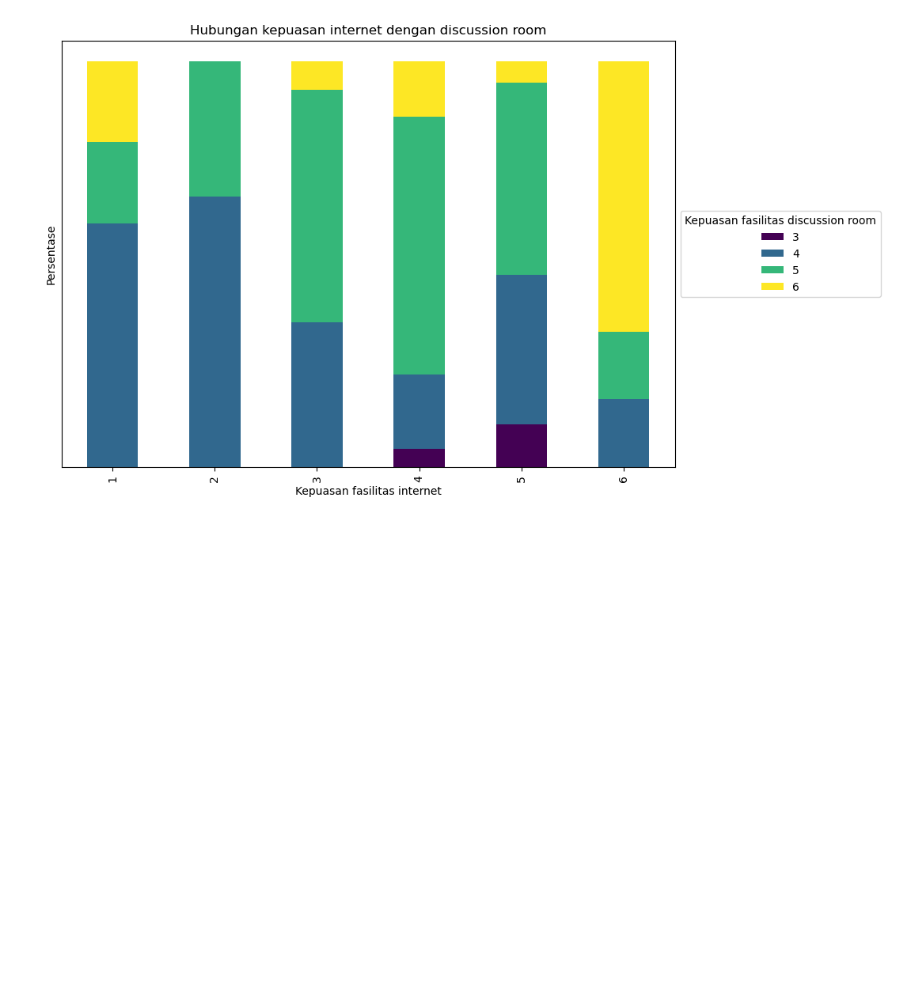
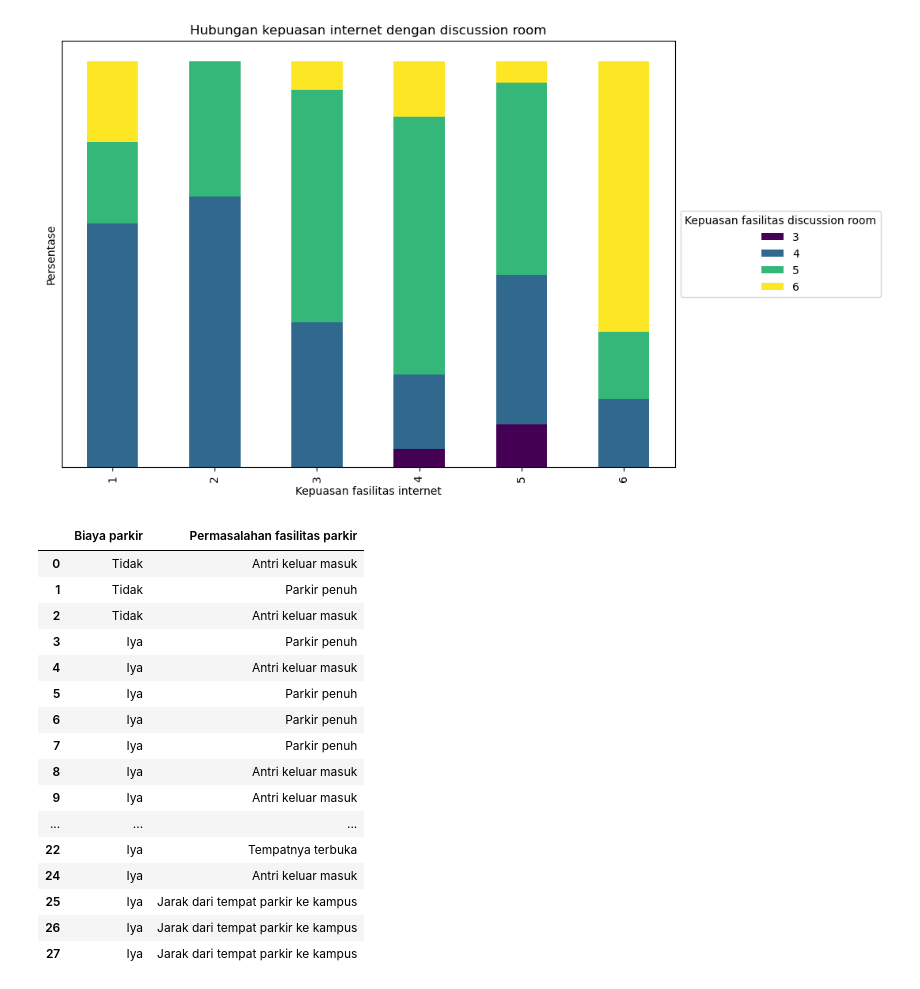
Before and after one commit to Nicohim87/SurveySamplingAOL, a Jupyter notebook: Visualization-3.ipynb, the cells around one changed output. Cells and saved outputs as stored; diff of their text form; code cells hidden in the pictures; blank space fills up the shorter version.

```diff
--- a/Visualization-3.ipynb
+++ b/Visualization-3.ipynb
@@ -152,3 +152,33 @@ plt.plot()
 # %% [output]
 []
 [figure]
+# %%
+mobil = df[df["Jenis transportasi yang digunakan"] == "Mobil pribadi"]
+
+
+parkir1 = mobil[['Biaya parkir', 'Permasalahan fasilitas parkir 1']].rename(columns={'Permasalahan fasilitas parkir 1':'Permasalahan fasilitas parkir'})
+parkir2 = mobil[['Biaya parkir', 'Permasalahan fasilitas parkir 2']].rename(columns={'Permasalahan fasilitas parkir 2':'Permasalahan fasilitas parkir'})
+
+
+parkir = pd.concat([parkir1, parkir2], ignore_index=True)
+
+parkir.dropna(inplace=True)
+parkir
+# %% [output]
+|  | Biaya parkir | Permasalahan fasilitas parkir |
+| 0 | Tidak | Antri keluar masuk |
+| 1 | Tidak | Parkir penuh |
+| 2 | Tidak | Antri keluar masuk |
+| 3 | Iya | Parkir penuh |
+| 4 | Iya | Antri keluar masuk |
+| 5 | Iya | Parkir penuh |
+| 6 | Iya | Parkir penuh |
+| 7 | Iya | Parkir penuh |
+| 8 | Iya | Antri keluar masuk |
+| 9 | Iya | Antri keluar masuk |
+| ... | ... | ... |
+| 22 | Iya | Tempatnya terbuka |
+| 24 | Iya | Antri keluar masuk |
+| 25 | Iya | Jarak dari tempat parkir ke kampus |
+| 26 | Iya | Jarak dari tempat parkir ke kampus |
+| 27 | Iya | Jarak dari tempat parkir ke kampus |
```
Also changed, not shown: parts of 3 cells of this notebook, 2 other files.
